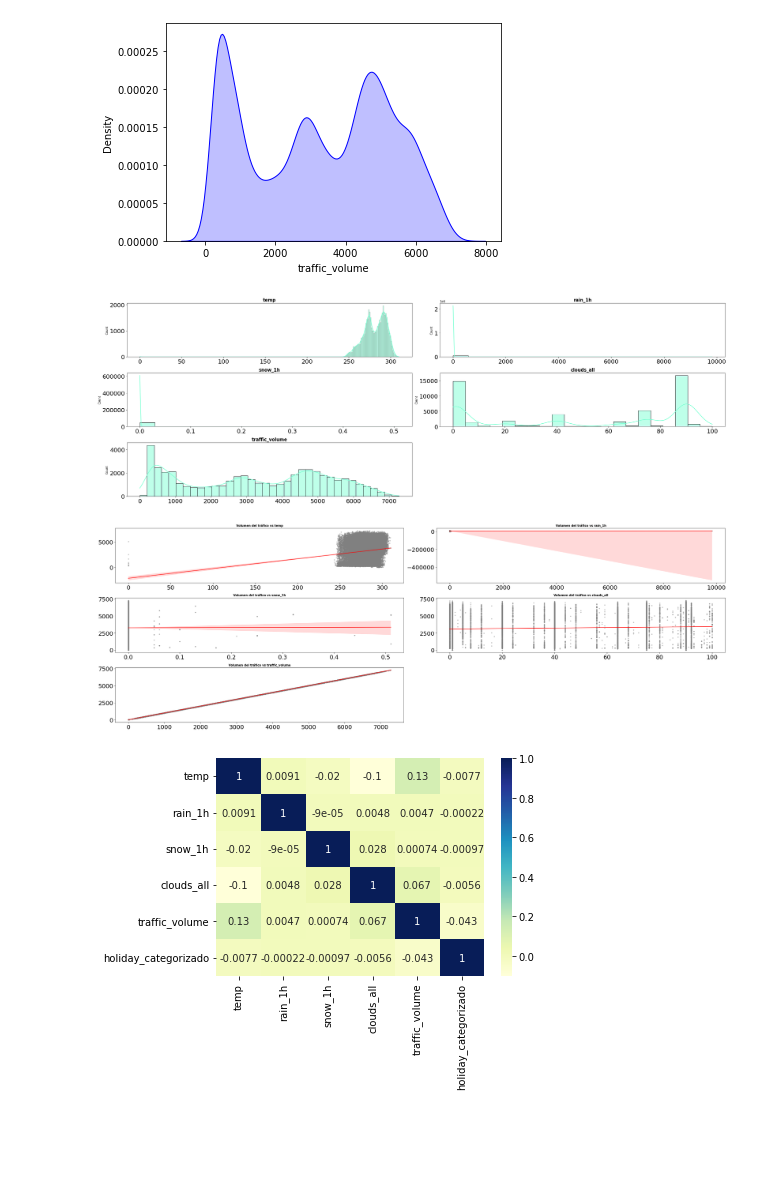
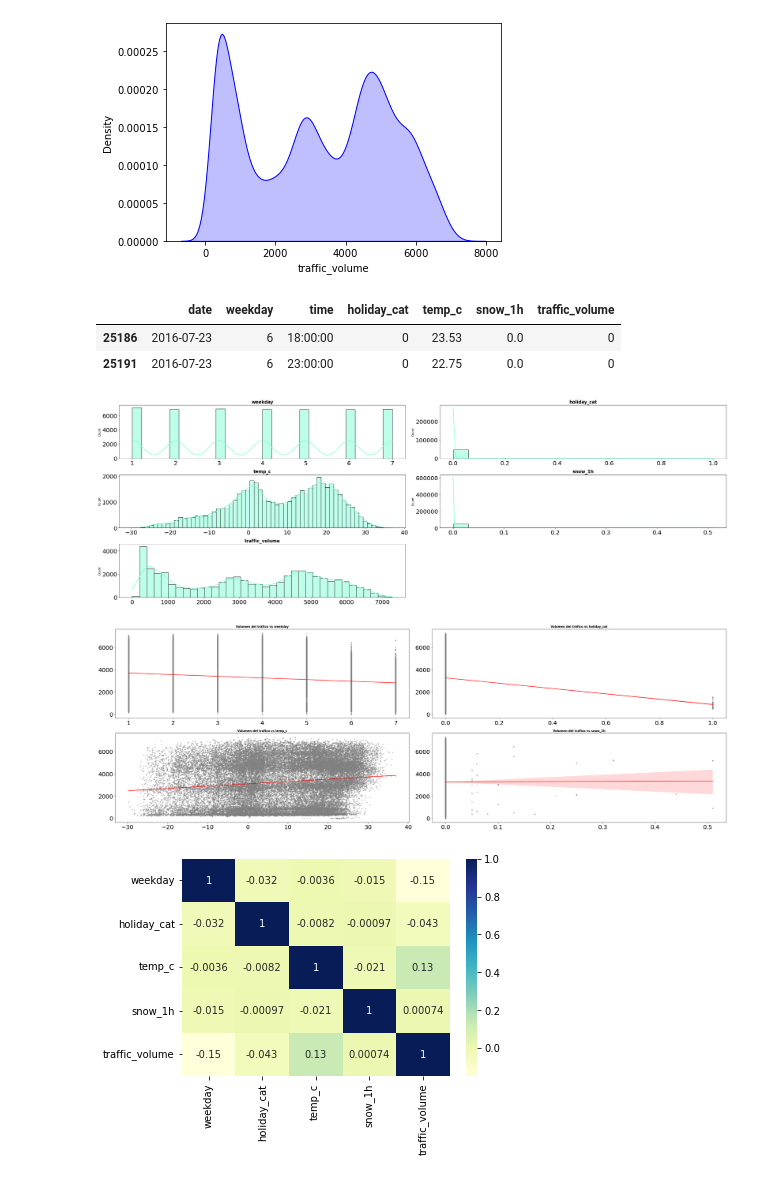
Before and after one commit to Adalab/DA-promo-c-modulo-3-sprint-1-Mina-Mai, a Jupyter notebook: Regresion_lineal 2/2_pp_regresion_lineal_01.ipynb, the cells around one changed output. Cells and saved outputs as stored; diff of their text form; code cells hidden in the pictures; blank space fills up the shorter version.

```diff
--- a/Regresion_lineal 2/2_pp_regresion_lineal_01.ipynb
+++ b/Regresion_lineal 2/2_pp_regresion_lineal_01.ipynb
@@ -152,3 +158,5 @@ KeyError: 'key of type tuple not found and not a MultiIndex'
+# %%
+df["weekday"]= df["date"].apply(dia_semana)
 # %%
 df.head()
 # %% [output]
@@ -160,0 +174,8 @@ df.head()
+# %%
+def celsius(col):
+    if col == 0:
+        return -17
+    else:
+        return col -273.15
+# %%
+df['temp_c'] = df['temp'].apply(celsius)
@@ -160,0 +184,3 @@ df.head()
+# %%
+df_2 = df[['date', 'weekday', 'time', 'holiday_cat', 'temp_c', 'snow_1h', 'traffic_volume']]
+df_2.head()
@@ -209,20 +221,23 @@ sns.distplot(
     kde_kws = {"shade": True, "linewidth": 1});
 # %% [output]
 [figure]
+# %%
+df_2[df_2['traffic_volume'] < 1]
+#Filtramos la variable respuesta para encontrar los registros negativos pero no aparecen..
+# %% [output]
+|  | date | weekday | time | holiday_cat | temp_c | snow_1h | traffic_volume |
+| 25186 | 2016-07-23 | 6 | 18:00:00 | 0 | 23.53 | 0.0 | 0 |
+| 25191 | 2016-07-23 | 6 | 23:00:00 | 0 | 22.75 | 0.0 | 0 |
 # %%
 # Gráficas de distribución para cada variable numérica
 
 fig, axes = plt.subplots(nrows = 3, ncols = 2, figsize = (30, 10))
 
-
 axes = axes.flat
-
-
-#numericas = numericas[:-1]
 
 for i, colum in enumerate(numericas):
     sns.histplot(
-        data = df,
+        data = df_2,
         x = colum,
         kde = True,
         color = "aquamarine",
@@ -238,20 +253,20 @@ for i, colum in enumerate(numericas):
 fig.delaxes(axes[-1])
 fig.tight_layout();
 # %% [output]
-[figure, old version]
+[figure, new version]
 # %%
 # Gráficas de relación entre variables predictoras y la variable a predecir
 
-fig, axes = plt.subplots(nrows = 3, ncols = 2, figsize = (30, 10))
-
+fig, axes = plt.subplots(nrows = 2, ncols = 2, figsize = (30, 10))
 
 axes = axes.flat
 
+numericas= numericas[:-1]
 
 for i, colum in enumerate(numericas):
     sns.regplot(
-        x = df[colum],
-        y = df["traffic_volume"],
+        x = df_2[colum],
+        y = df_2["traffic_volume"],
         color = "gray",
         marker = ".",
         scatter_kws = {"alpha": 0.4},
@@ -263,16 +278,16 @@ for i, colum in enumerate(numericas):
     axes[i].set_xlabel("")
     axes[i].set_ylabel("")
 
-fig.delaxes(axes[-1])
+#fig.delaxes(axes[-1])
 fig.tight_layout();
 # %% [output]
-[figure, old version]
+[figure, new version]
 # %%
 # Gráfica para ver la correlación entre variables
 
-sns.heatmap(df.corr(),
+sns.heatmap(df_2.corr(),
            cmap = "YlGnBu",
            annot = True);
 # %% [output]
-[figure, old version]
+[figure, new version]
 # %%
```
Also changed, not shown: parts of 23 cells of this notebook, 3 other files.
